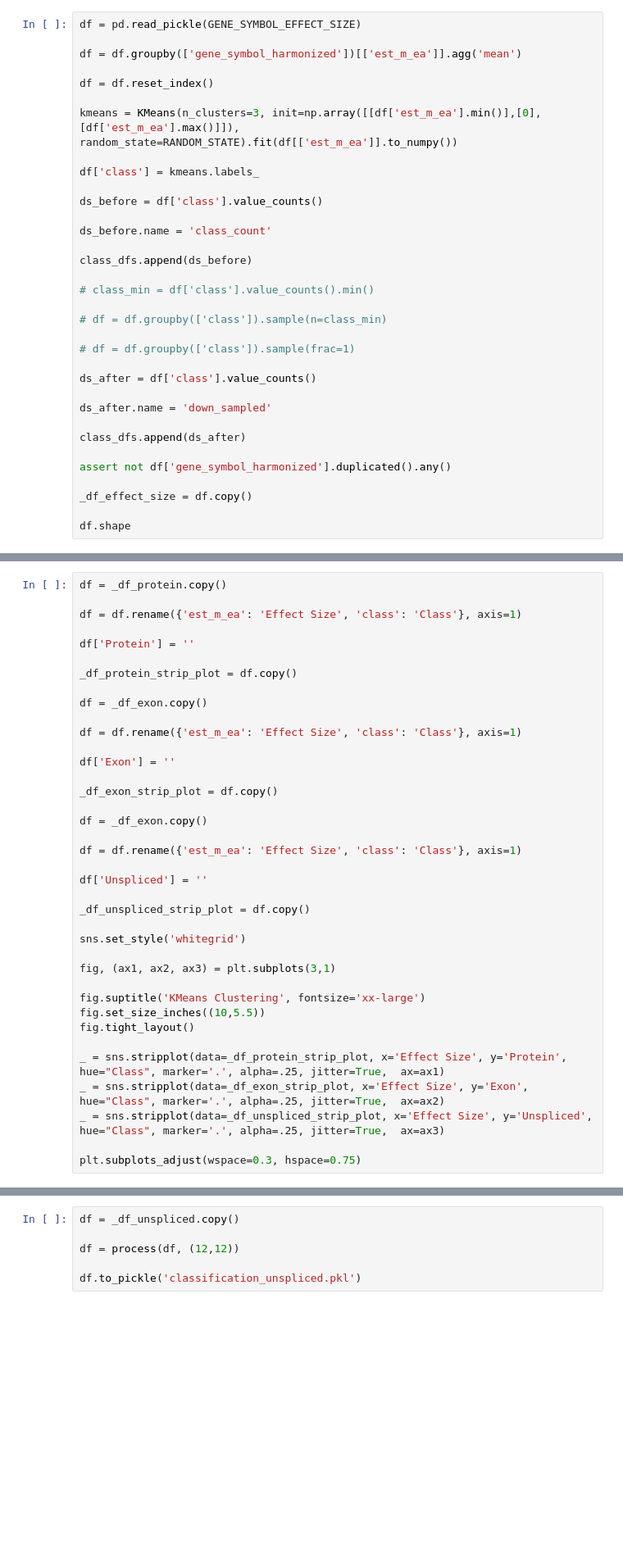
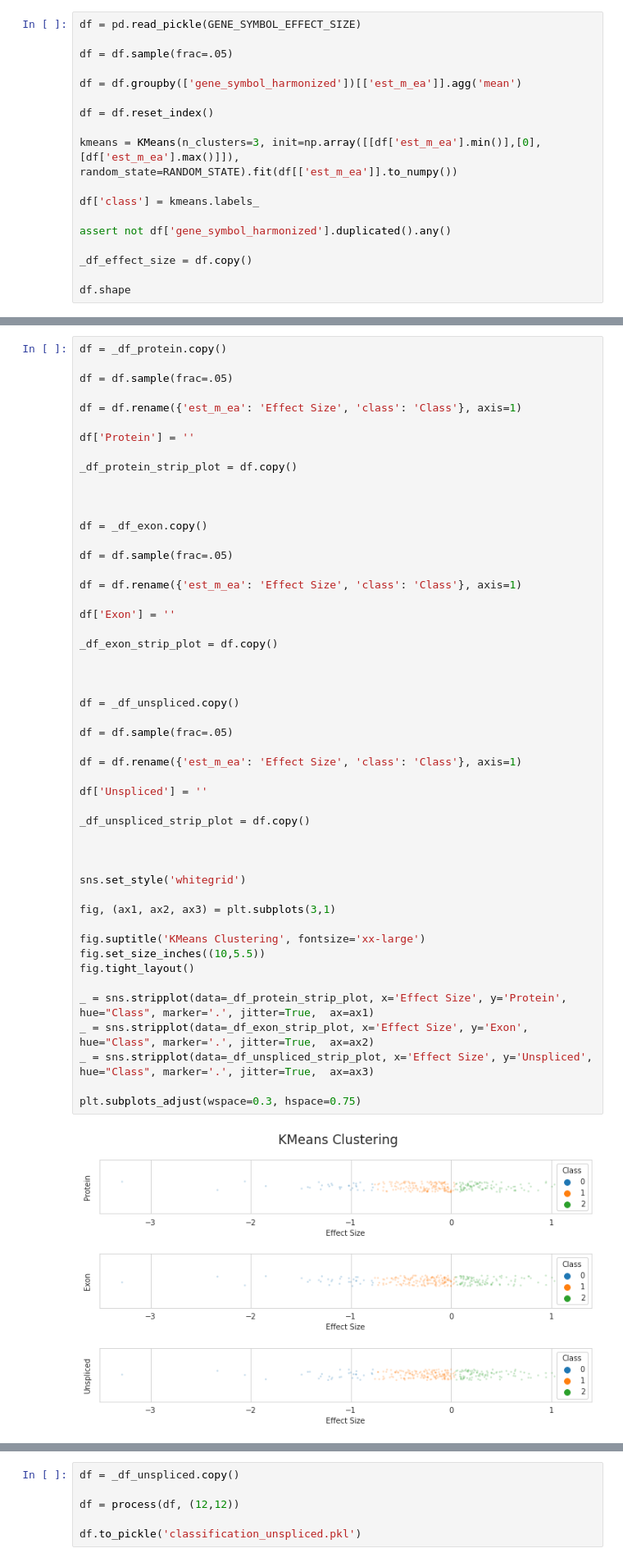
Before and after one commit to gene-to-phenotype-predictions/Baseline_TF-IDF_Analysis, a Jupyter notebook: analysis/main.ipynb, the cells around one changed output, grey strips where cells are left out. Shown at 82% size. Drawn from its saved outputs; the diff is of its cells as text; blank space fills up the shorter version.

```diff
--- a/analysis/main.ipynb
+++ b/analysis/main.ipynb
@@ -59,5 +57,7 @@ class_dfs = []
 # %%
 df = pd.read_pickle(GENE_SYMBOL_EFFECT_SIZE)
+
+df = df.sample(frac=.05)
 
 df = df.groupby(['gene_symbol_harmonized'])[['est_m_ea']].agg('mean')
 
@@ -67,24 +67,6 @@ kmeans = KMeans(n_clusters=3, init=np.array([[df['est_m_ea'].min()],[0],[df['est
 
 df['class'] = kmeans.labels_
 
-ds_before = df['class'].value_counts()
-
-ds_before.name = 'class_count'
-
-class_dfs.append(ds_before)
-
-# class_min = df['class'].value_counts().min()
-
-# df = df.groupby(['class']).sample(n=class_min)
-
-# df = df.groupby(['class']).sample(frac=1)
-
-ds_after = df['class'].value_counts()
-
-ds_after.name = 'down_sampled'
-
-class_dfs.append(ds_after)
-
 assert not df['gene_symbol_harmonized'].duplicated().any()
 
 _df_effect_size = df.copy()
@@ -147,41 +137,55 @@ df.shape
 # %%
 df = _df_protein.copy()
+
+df = df.sample(frac=.05)
 
 df = df.rename({'est_m_ea': 'Effect Size', 'class': 'Class'}, axis=1)
 
 df['Protein'] = ''
 
 _df_protein_strip_plot = df.copy()
 
+
+
 df = _df_exon.copy()
+
+df = df.sample(frac=.05)
 
 df = df.rename({'est_m_ea': 'Effect Size', 'class': 'Class'}, axis=1)
 
 df['Exon'] = ''
 
 _df_exon_strip_plot = df.copy()
 
-df = _df_exon.copy()
+
+
+df = _df_unspliced.copy()
+
+df = df.sample(frac=.05)
 
 df = df.rename({'est_m_ea': 'Effect Size', 'class': 'Class'}, axis=1)
 
 df['Unspliced'] = ''
 
 _df_unspliced_strip_plot = df.copy()
+
+
 
 sns.set_style('whitegrid')
 
 fig, (ax1, ax2, ax3) = plt.subplots(3,1)
 
 fig.suptitle('KMeans Clustering', fontsize='xx-large')
 fig.set_size_inches((10,5.5))
 fig.tight_layout()
 
-_ = sns.stripplot(data=_df_protein_strip_plot, x='Effect Size', y='Protein', hue="Class", marker='.', alpha=.25, jitter=True,  ax=ax1)
-_ = sns.stripplot(data=_df_exon_strip_plot, x='Effect Size', y='Exon', hue="Class", marker='.', alpha=.25, jitter=True,  ax=ax2)
-_ = sns.stripplot(data=_df_unspliced_strip_plot, x='Effect Size', y='Unspliced', hue="Class", marker='.', alpha=.25, jitter=True,  ax=ax3)
+_ = sns.stripplot(data=_df_protein_strip_plot, x='Effect Size', y='Protein', hue="Class", marker='.', jitter=True,  ax=ax1)
+_ = sns.stripplot(data=_df_exon_strip_plot, x='Effect Size', y='Exon', hue="Class", marker='.', jitter=True,  ax=ax2)
+_ = sns.stripplot(data=_df_unspliced_strip_plot, x='Effect Size', y='Unspliced', hue="Class", marker='.', jitter=True,  ax=ax3)
 
 plt.subplots_adjust(wspace=0.3, hspace=0.75)
+# %% [output]
+[figure, added]
 # %%
 def feature_density(df, ngram_range):
 
```
Also changed, not shown: parts of 12 cells of this notebook.
